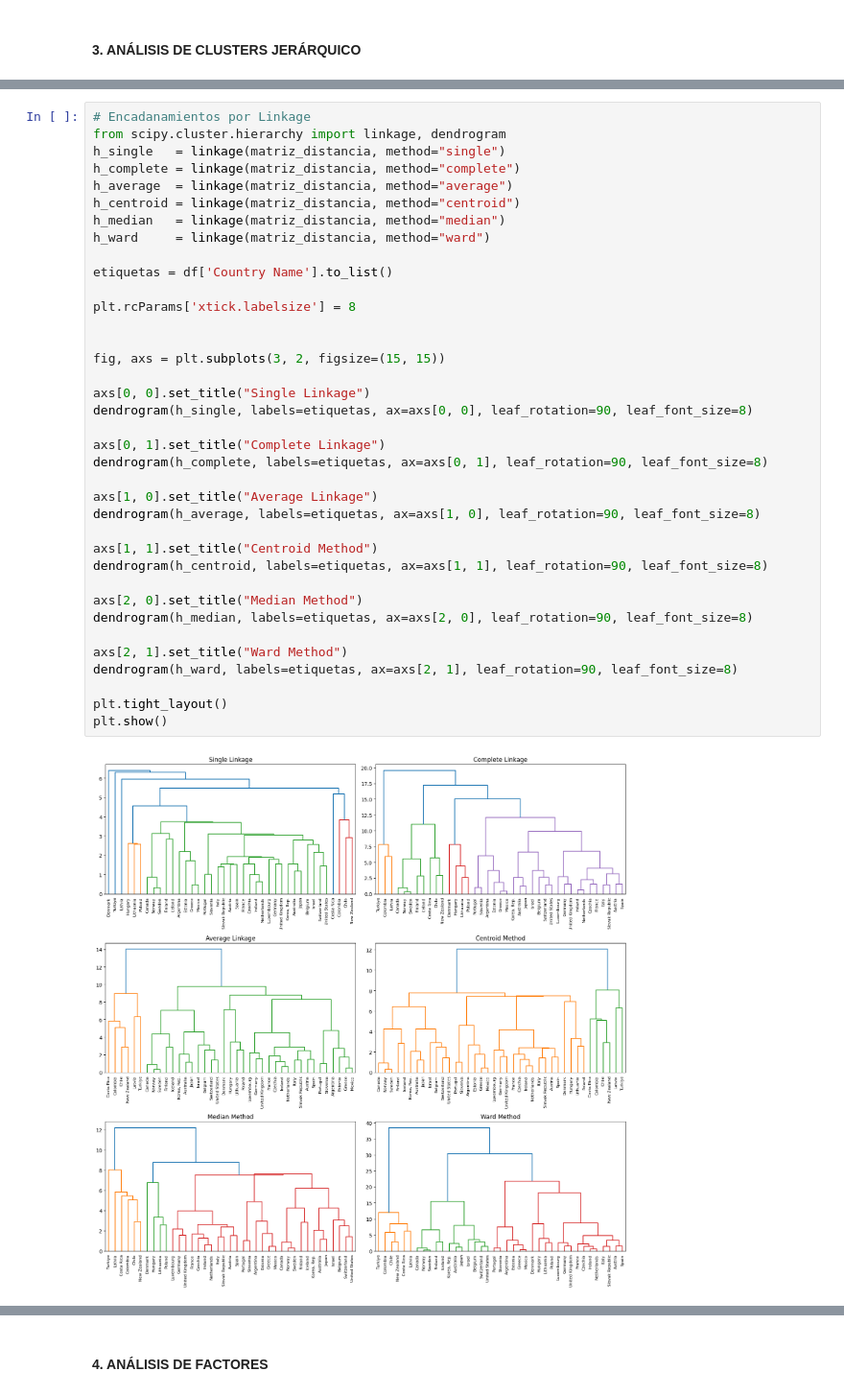
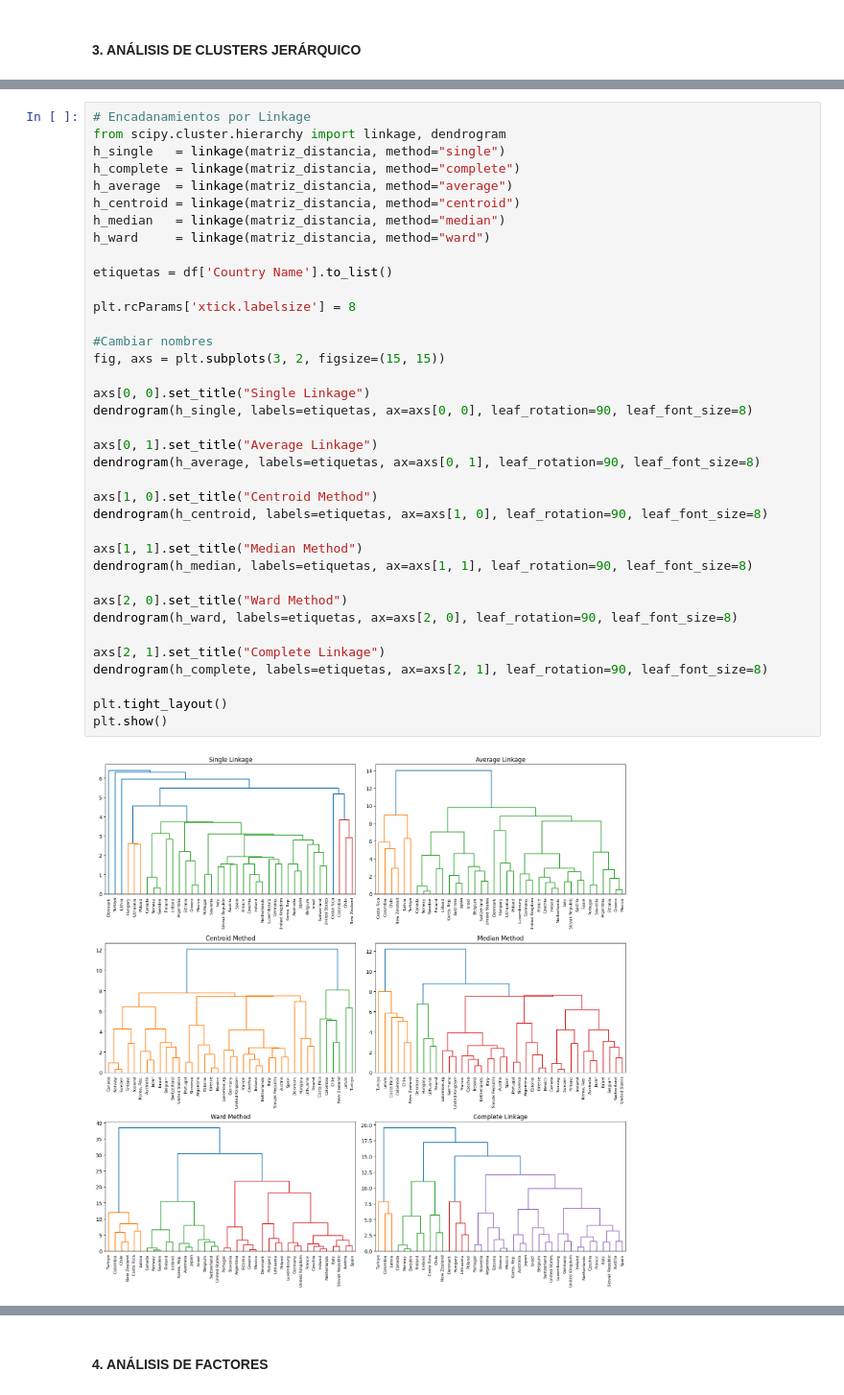
Before and after one commit to DavidGuzzi/MECMT04, a Jupyter notebook: AEM_dignani_guzzi.ipynb, the cells around one changed output, grey strips where cells are left out. Shown at 96% size. Drawn from its saved outputs; the diff is of its cells as text.

```diff
--- a/AEM_dignani_guzzi.ipynb
+++ b/AEM_dignani_guzzi.ipynb
@@ -585,39 +579,39 @@ pd.DataFrame(matriz_distancia)
 # %%
 # Encadanamientos por Linkage
 from scipy.cluster.hierarchy import linkage, dendrogram
 h_single   = linkage(matriz_distancia, method="single")
 h_complete = linkage(matriz_distancia, method="complete")
 h_average  = linkage(matriz_distancia, method="average")
 h_centroid = linkage(matriz_distancia, method="centroid")
 h_median   = linkage(matriz_distancia, method="median")
 h_ward     = linkage(matriz_distancia, method="ward")
 
 etiquetas = df['Country Name'].to_list()
 
 plt.rcParams['xtick.labelsize'] = 8
 
-
+#Cambiar nombres
 fig, axs = plt.subplots(3, 2, figsize=(15, 15))
 
 axs[0, 0].set_title("Single Linkage")
 dendrogram(h_single, labels=etiquetas, ax=axs[0, 0], leaf_rotation=90, leaf_font_size=8)
 
-axs[0, 1].set_title("Complete Linkage")
-dendrogram(h_complete, labels=etiquetas, ax=axs[0, 1], leaf_rotation=90, leaf_font_size=8)
+axs[0, 1].set_title("Average Linkage")
+dendrogram(h_average, labels=etiquetas, ax=axs[0, 1], leaf_rotation=90, leaf_font_size=8)
 
-axs[1, 0].set_title("Average Linkage")
-dendrogram(h_average, labels=etiquetas, ax=axs[1, 0], leaf_rotation=90, leaf_font_size=8)
+axs[1, 0].set_title("Centroid Method")
+dendrogram(h_centroid, labels=etiquetas, ax=axs[1, 0], leaf_rotation=90, leaf_font_size=8)
 
-axs[1, 1].set_title("Centroid Method")
-dendrogram(h_centroid, labels=etiquetas, ax=axs[1, 1], leaf_rotation=90, leaf_font_size=8)
+axs[1, 1].set_title("Median Method")
+dendrogram(h_median, labels=etiquetas, ax=axs[1, 1], leaf_rotation=90, leaf_font_size=8)
 
-axs[2, 0].set_title("Median Method")
-dendrogram(h_median, labels=etiquetas, ax=axs[2, 0], leaf_rotation=90, leaf_font_size=8)
+axs[2, 0].set_title("Ward Method")
+dendrogram(h_ward, labels=etiquetas, ax=axs[2, 0], leaf_rotation=90, leaf_font_size=8)
 
-axs[2, 1].set_title("Ward Method")
-dendrogram(h_ward, labels=etiquetas, ax=axs[2, 1], leaf_rotation=90, leaf_font_size=8)
+axs[2, 1].set_title("Complete Linkage")
+dendrogram(h_complete, labels=etiquetas, ax=axs[2, 1], leaf_rotation=90, leaf_font_size=8)
 
 plt.tight_layout()
 plt.show()
 # %% [output]
-[figure, old version]
+[figure, new version]
```
Also changed, not shown: parts of 8 cells of this notebook, 1 other file.
